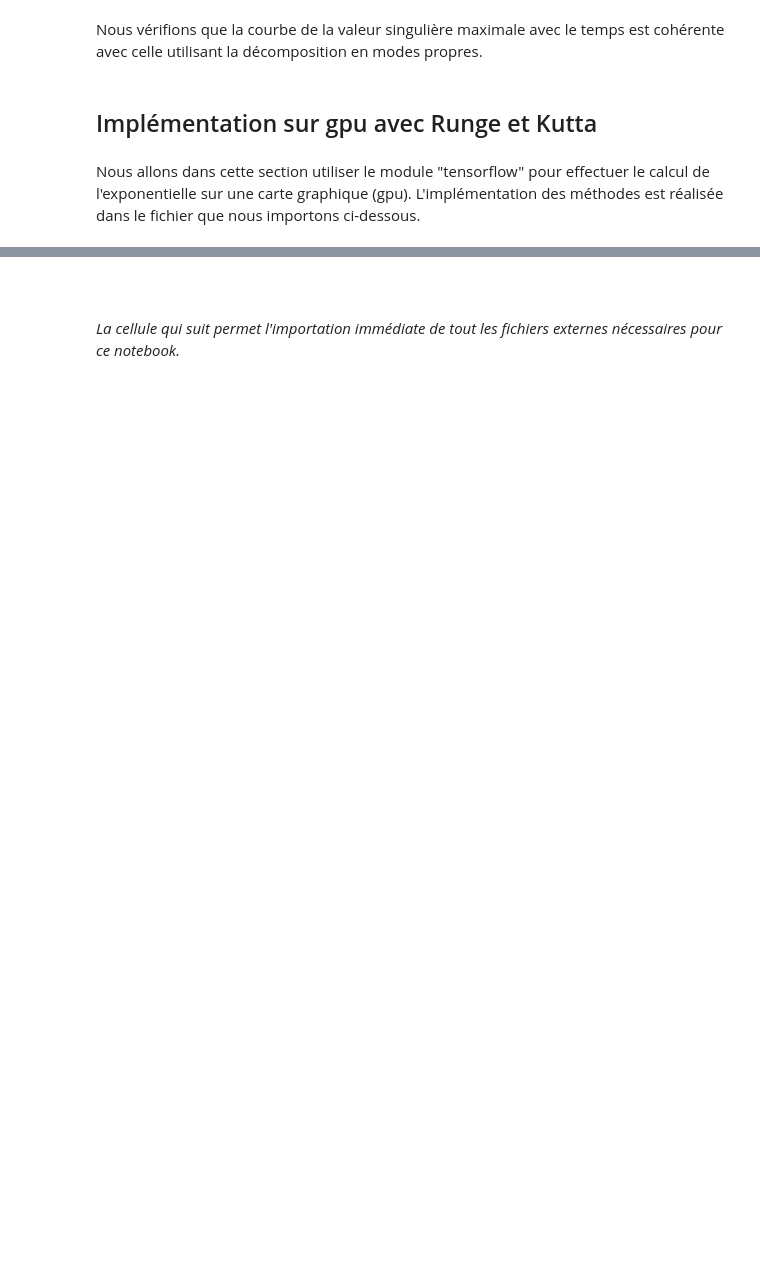
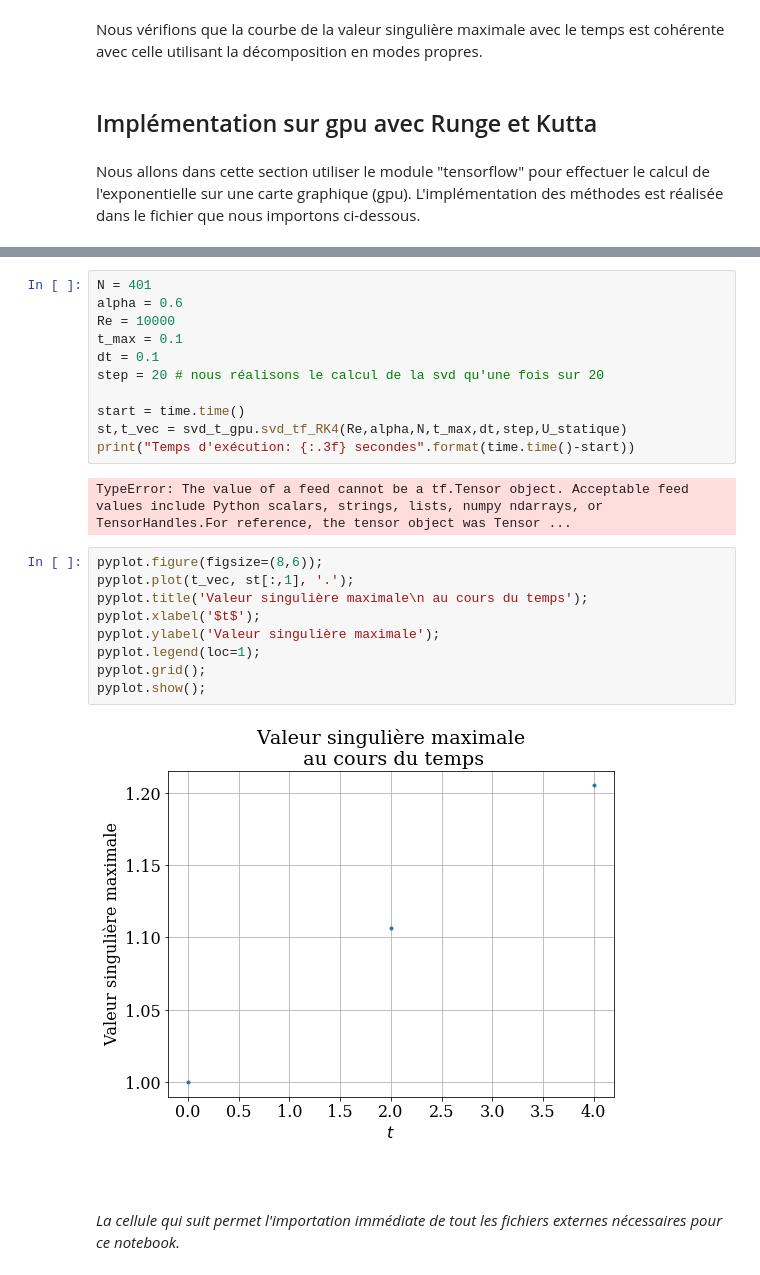
Before and after one commit to ceschoon/StageBA3, a Jupyter notebook: Etude non modale de la stabilite.ipynb, the cells around one changed output, grey strips where cells are left out. Saved outputs shown, nothing was run; the diff lists cells and outputs as text; blank space fills up the shorter version.

```diff
--- a/Etude non modale de la stabilite.ipynb
+++ b/Etude non modale de la stabilite.ipynb
@@ -373,3 +371,27 @@ ModuleNotFoundError: No module named 'svd_t_gpu'
+# %%
+N = 401
+alpha = 0.6
+Re = 10000
+t_max = 0.1
+dt = 0.1
+step = 20 # nous réalisons le calcul de la svd qu'une fois sur 20
+
+start = time.time()
+st,t_vec = svd_t_gpu.svd_tf_RK4(Re,alpha,N,t_max,dt,step,U_statique)
+print("Temps d'exécution: {:.3f} secondes".format(time.time()-start))
+# %% [output]
+TypeError: The value of a feed cannot be a tf.Tensor object. Acceptable feed values include Python scalars, strings, lists, numpy ndarrays, or TensorHandles.For reference, the tensor object was Tensor ...
+# %%
+pyplot.figure(figsize=(8,6));
+pyplot.plot(t_vec, st[:,1], '.');
+pyplot.title('Valeur singulière maximale\n au cours du temps');
+pyplot.xlabel('$t$');
+pyplot.ylabel('Valeur singulière maximale');
+pyplot.legend(loc=1);
+pyplot.grid();
+pyplot.show();
+# %% [output]
+[figure, added]
 # %% [markdown]
 $$\ $$
 $$\ $$
```
Also changed, not shown: parts of 4 cells of this notebook, 4 other files.
